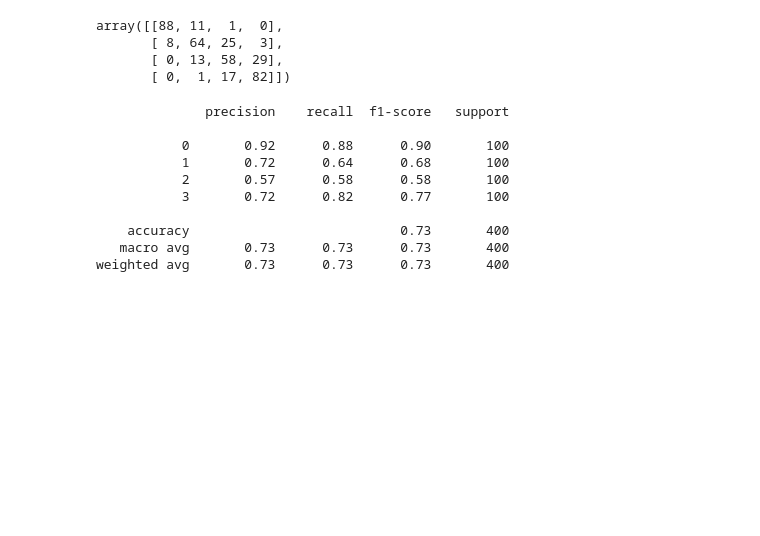
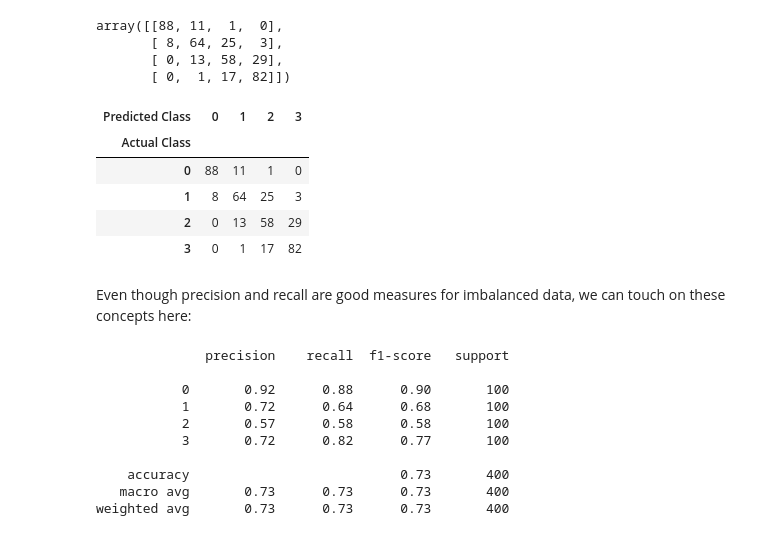
Before and after one commit to tpattanaik/Mobile-Price-Range-Prediction, a Jupyter notebook: Mobile_Price_Range_Prediction.ipynb, the cells around one changed output. Saved outputs shown, nothing was run; the diff lists cells and outputs as text; code cells hidden in the pictures; blank space fills up the shorter version.

```diff
--- a/Mobile_Price_Range_Prediction.ipynb
+++ b/Mobile_Price_Range_Prediction.ipynb
@@ -454,6 +454,17 @@ array([[88, 11,  1,  0],
        [ 8, 64, 25,  3],
        [ 0, 13, 58, 29],
        [ 0,  1, 17, 82]])
+# %%
+pd.crosstab(y_valid, y_pred_lr, rownames=['Actual Class'], colnames=['Predicted Class'])
+# %% [output]
+| Predicted Class | 0 | 1 | 2 | 3 |
+| Actual Class |  |  |  |  |
+| 0 | 88 | 11 | 1 | 0 |
+| 1 | 8 | 64 | 25 | 3 |
+| 2 | 0 | 13 | 58 | 29 |
+| 3 | 0 | 1 | 17 | 82 |
+# %% [markdown]
+Even though precision and recall are good measures for imbalanced data, we can touch on these concepts here:
 # %%
 print(metrics.classification_report(y_valid, y_pred_lr))
 # %% [output]
```
Also changed, not shown: parts of 6 cells of this notebook.
